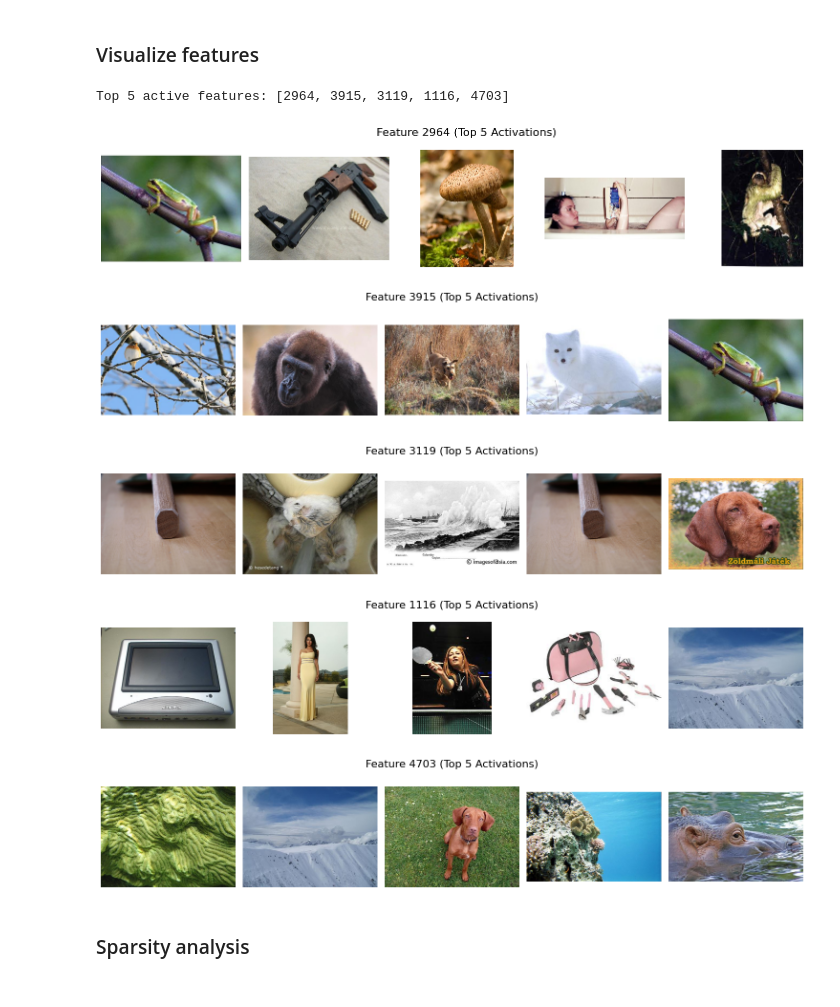
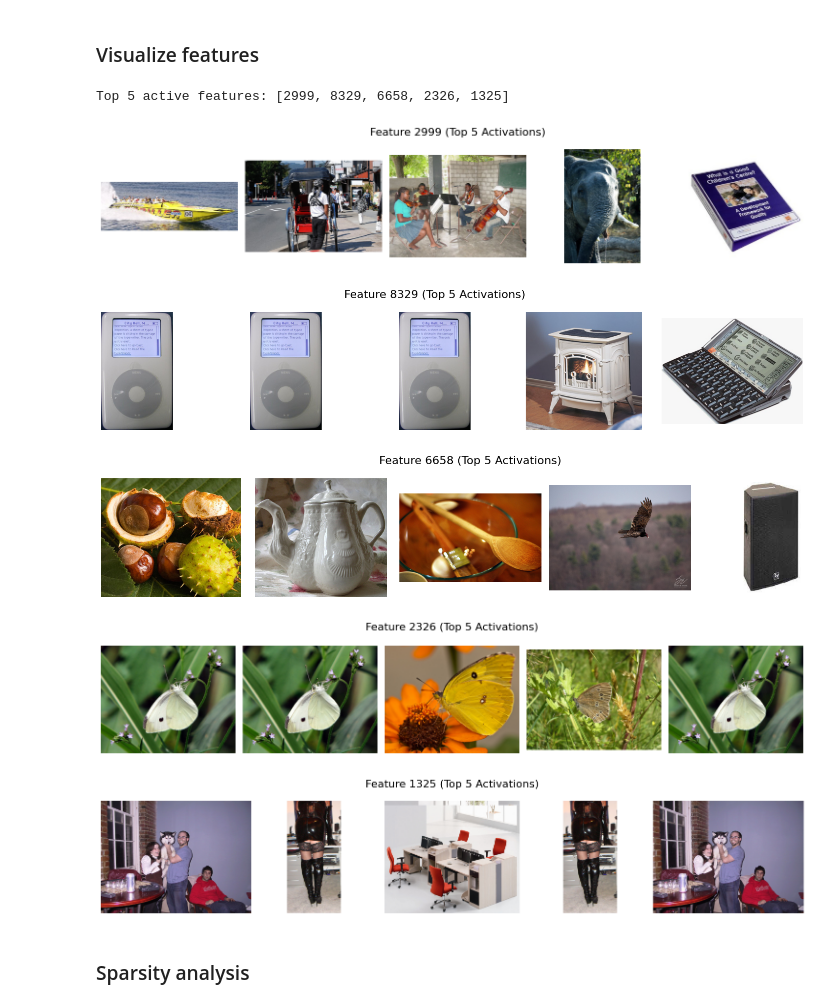
Before and after one commit to tsai-henry/roboterp, a Jupyter notebook: safaa_visualizer.ipynb, the cells around one changed output. Drawn from its saved outputs; the diff is of its cells as text; code cells hidden in the pictures.

Commit message:
imagenet training with higher sparsity weight and only 1 GPU for activations

```diff
--- a/safaa_visualizer.ipynb
+++ b/safaa_visualizer.ipynb
@@ -265,7 +236,7 @@ epoch_losses = []
 for epoch in range(n_epochs):
     epoch_loss = 0.0
     for batch, in train_loader:
-        batch = batch.to("cuda:0", non_blocking=True)
+        batch = batch.to(device, non_blocking=True)
         recon, z = sae(batch)
 
         loss = loss_fn(recon, batch) + sparsity_weight * torch.mean(torch.abs(z))
@@ -318,23 +296,13 @@ Epoch 10: Loss 0.464106
 ### Load previously trained model
 # %%
 # Need to change model path to your own local folder and .pth filename
-model_path = "/home/henrytsai/henry/roboterp/checkpoints/sae_2025-05-01_19-00-41.pth"
+model_path = "/home/henrytsai/henry/roboterp/checkpoints/sae_2025-05-03_02-07-19.pth"
 
-# === Initialize Weights & Biases ===
-wandb.init(project="sparse-autoencoder", name="SAE-run", config={
-    "hidden_multiplier": 8,
-    "learning_rate": 1e-4,
-    "sparsity_weight": 1e-2,
-    "n_epochs": 50,
-    "batch_size": 512,
-})
-
-# === Hyperparameters ===
-hidden_multiplier = wandb.config.hidden_multiplier
-learning_rate = wandb.config.learning_rate
-sparsity_weight = wandb.config.sparsity_weight
-n_epochs = wandb.config.n_epochs
-batch_size = wandb.config.batch_size
+hidden_multiplier = 8
+learning_rate = 2e-4
+sparsity_weight = 3e-2
+n_epochs = 30
+batch_size = 512
 
 # ==== LOAD METADATA ====
 image_to_token_counts = torch.load("image_to_token_counts.pt")
@@ -381,7 +337,7 @@ View run at https://wandb.ai/htsai2025/sparse-autoencoder/runs/oldllkoh
 top_k = 5
 n_features_to_plot = 5
 batch_size = 4096  # tune based on your GPU memory
-num_workers = 8    # number of parallel CPU threads
+num_workers = 16    # number of parallel CPU threads
 
 
 # ==== STREAM ENCODE ====
@@ -414,39 +370,39 @@ mean_features = running_sum / count
 top_features = torch.topk(mean_features, k=n_features_to_plot).indices.tolist()
 print(f"Top {n_features_to_plot} active features:", top_features)
 
 # ==== PARALLEL IMAGE LOADING ====
 def load_rgb(idx):
     img_idx = int(image_indices_per_token[idx])
     image = dataset[img_idx]["image"].convert("RGB")
     return np.array(image)
 
 # ==== DISPLAY ====
 for feature_idx in top_features:
     activations = sparse_features[:, feature_idx]
     topk_indices = torch.topk(activations, k=top_k).indices.cpu().tolist()
 
     # Load top images in parallel
     with ThreadPoolExecutor(max_workers=num_workers) as executor:
         images = list(executor.map(load_rgb, topk_indices))
 
     # Plot
     fig, axes = plt.subplots(1, top_k, figsize=(3 * top_k, 3))
     axes = [axes] if top_k == 1 else axes
     fig.suptitle(f"Feature {feature_idx} (Top {top_k} Activations)", fontsize=16)
 
     for ax, img in zip(axes, images):
         ax.imshow(img)
         ax.axis("off")
 
     plt.tight_layout()
     plt.show()
 # %% [output]
-Top 5 active features: [2964, 3915, 3119, 1116, 4703]
+Top 5 active features: [2999, 8329, 6658, 2326, 1325]
-[figure, old version]
+[figure, new version]
-[figure, old version]
+[figure, new version]
-[figure, old version]
+[figure, new version]
-[figure, old version]
+[figure, new version]
-[figure, old version]
+[figure, new version]
 # %% [markdown]
 ### Sparsity analysis
 # %%
```
Also changed, not shown: parts of 12 cells of this notebook.
